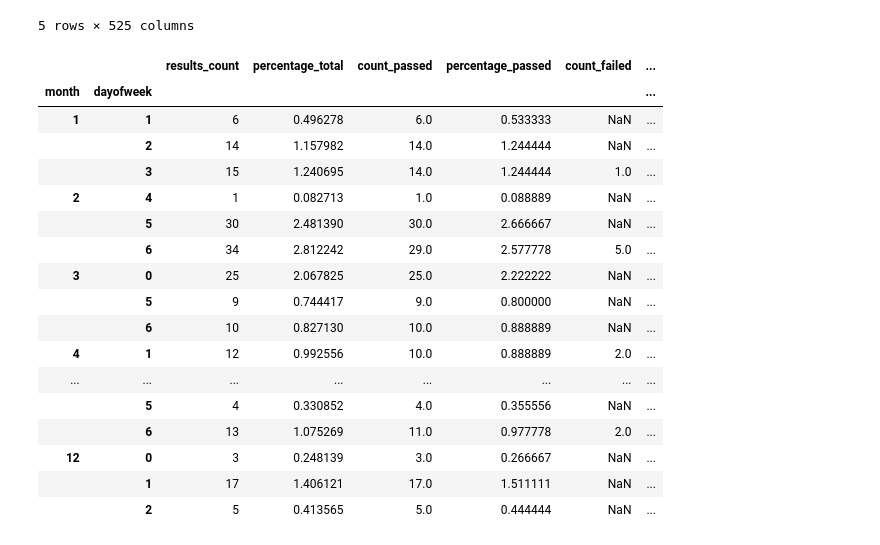
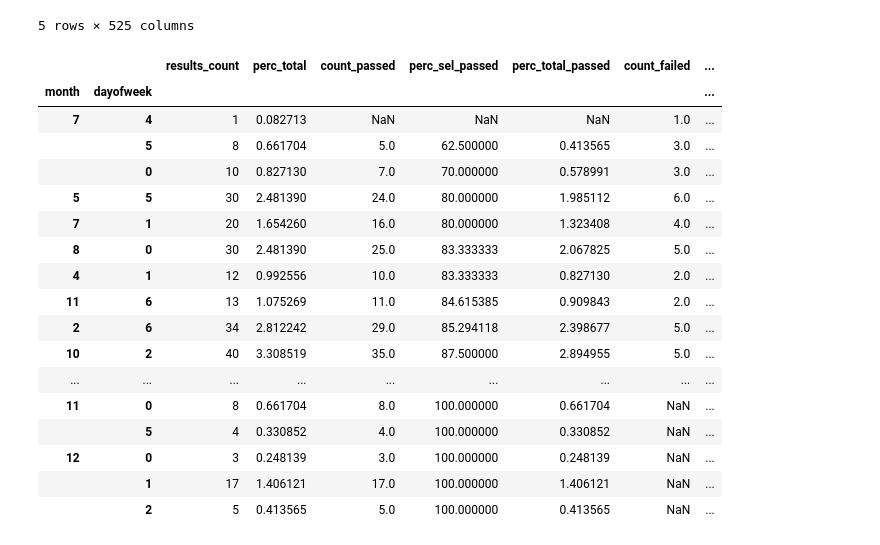
Before and after one commit to mvanegas10/Manufacturing-Process, a Jupyter notebook: Analysis/Analysis.ipynb, the cells around one changed output. Drawn from its saved outputs; the diff is of its cells as text; code cells hidden in the pictures.

Commit message:
Analysis for a given month and day of the week

```diff
--- a/Analysis/Analysis.ipynb
+++ b/Analysis/Analysis.ipynb
@@ -28,29 +28,10 @@ df_weeks['month'] = df_weeks['timestamp'].dt.month
 df_weeks['dayofweek'] = df_weeks['timestamp'].dt.dayofweek
 df_week_behavior = df_weeks[['month', 'dayofweek', 'results']].groupby(['month', 'dayofweek']).agg(['count'])
 df_week_behavior.columns = ["_".join(x) for x in df_week_behavior.columns.ravel()]
-df_week_behavior['percentage_total'] = df_week_behavior['results_count']/df_week_behavior['results_count'].sum() * 100
+df_week_behavior['perc_total'] = df_week_behavior['results_count']/df_week_behavior['results_count'].sum() * 100
 df_week_behavior['count_passed'] = df_weeks[df_weeks['results'] == -1][['month', 'dayofweek', 'results']].groupby(['month', 'dayofweek']).agg(['count'])
-df_week_behavior['percentage_passed'] = df_week_behavior['count_passed']/df_week_behavior['count_passed'].sum() * 100
+df_week_behavior['perc_sel_passed'] = df_week_behavior['count_passed']/df_week_behavior['results_count'] * 100
+df_week_behavior['perc_total_passed'] = df_week_behavior['count_passed']/df_week_behavior['results_count'].sum() * 100
 df_week_behavior['count_failed'] = df_weeks[df_weeks['results'] == 1][['month', 'dayofweek', 'results']].groupby(['month', 'dayofweek']).agg(['count'])
-df_week_behavior['percentage_failed'] = df_week_behavior['count_failed']/df_week_behavior['count_passed'].sum() * 100
-# df_week_behavior.sort_values(['percentage_failed'], ascending=False)
-df_week_behavior
+df_week_behavior['perc_sel_failed'] = df_week_behavior['count_failed']/df_week_behavior['results_count'] * 100
+df_week_behavior['perc_total_failed'] = df_week_behavior['count_failed']/df_week_behavior['results_count'].sum() * 100
-# %% [output]
-|  |  | results_count | percentage_total | count_passed | percentage_passed | count_failed | ... |
-| month | dayofweek |  |  |  |  |  | ... |
-| 1 | 1 | 6 | 0.496278 | 6.0 | 0.533333 | NaN | ... |
-|  | 2 | 14 | 1.157982 | 14.0 | 1.244444 | NaN | ... |
-|  | 3 | 15 | 1.240695 | 14.0 | 1.244444 | 1.0 | ... |
-| 2 | 4 | 1 | 0.082713 | 1.0 | 0.088889 | NaN | ... |
-|  | 5 | 30 | 2.481390 | 30.0 | 2.666667 | NaN | ... |
-|  | 6 | 34 | 2.812242 | 29.0 | 2.577778 | 5.0 | ... |
-| 3 | 0 | 25 | 2.067825 | 25.0 | 2.222222 | NaN | ... |
-|  | 5 | 9 | 0.744417 | 9.0 | 0.800000 | NaN | ... |
-|  | 6 | 10 | 0.827130 | 10.0 | 0.888889 | NaN | ... |
-| 4 | 1 | 12 | 0.992556 | 10.0 | 0.888889 | 2.0 | ... |
-| ... | ... | ... | ... | ... | ... | ... | ... |
-|  | 5 | 4 | 0.330852 | 4.0 | 0.355556 | NaN | ... |
-|  | 6 | 13 | 1.075269 | 11.0 | 0.977778 | 2.0 | ... |
-| 12 | 0 | 3 | 0.248139 | 3.0 | 0.266667 | NaN | ... |
-|  | 1 | 17 | 1.406121 | 17.0 | 1.511111 | NaN | ... |
-|  | 2 | 5 | 0.413565 | 5.0 | 0.444444 | NaN | ... |
@@ -58,0 +38,21 @@ df_week_behavior
+# %%
+df_week_behavior.sort_values(['perc_sel_failed'], ascending=False)
+# %% [output]
+|  |  | results_count | perc_total | count_passed | perc_sel_passed | perc_total_passed | count_failed | ... |
+| month | dayofweek |  |  |  |  |  |  | ... |
+| 7 | 4 | 1 | 0.082713 | NaN | NaN | NaN | 1.0 | ... |
+|  | 5 | 8 | 0.661704 | 5.0 | 62.500000 | 0.413565 | 3.0 | ... |
+|  | 0 | 10 | 0.827130 | 7.0 | 70.000000 | 0.578991 | 3.0 | ... |
+| 5 | 5 | 30 | 2.481390 | 24.0 | 80.000000 | 1.985112 | 6.0 | ... |
+| 7 | 1 | 20 | 1.654260 | 16.0 | 80.000000 | 1.323408 | 4.0 | ... |
+| 8 | 0 | 30 | 2.481390 | 25.0 | 83.333333 | 2.067825 | 5.0 | ... |
+| 4 | 1 | 12 | 0.992556 | 10.0 | 83.333333 | 0.827130 | 2.0 | ... |
+| 11 | 6 | 13 | 1.075269 | 11.0 | 84.615385 | 0.909843 | 2.0 | ... |
+| 2 | 6 | 34 | 2.812242 | 29.0 | 85.294118 | 2.398677 | 5.0 | ... |
+| 10 | 2 | 40 | 3.308519 | 35.0 | 87.500000 | 2.894955 | 5.0 | ... |
+| ... | ... | ... | ... | ... | ... | ... | ... | ... |
+| 11 | 0 | 8 | 0.661704 | 8.0 | 100.000000 | 0.661704 | NaN | ... |
+|  | 5 | 4 | 0.330852 | 4.0 | 100.000000 | 0.330852 | NaN | ... |
+| 12 | 0 | 3 | 0.248139 | 3.0 | 100.000000 | 0.248139 | NaN | ... |
+|  | 1 | 17 | 1.406121 | 17.0 | 100.000000 | 1.406121 | NaN | ... |
+|  | 2 | 5 | 0.413565 | 5.0 | 100.000000 | 0.413565 | NaN | ... |
```
Also changed, not shown: parts of 2 cells of this notebook.
